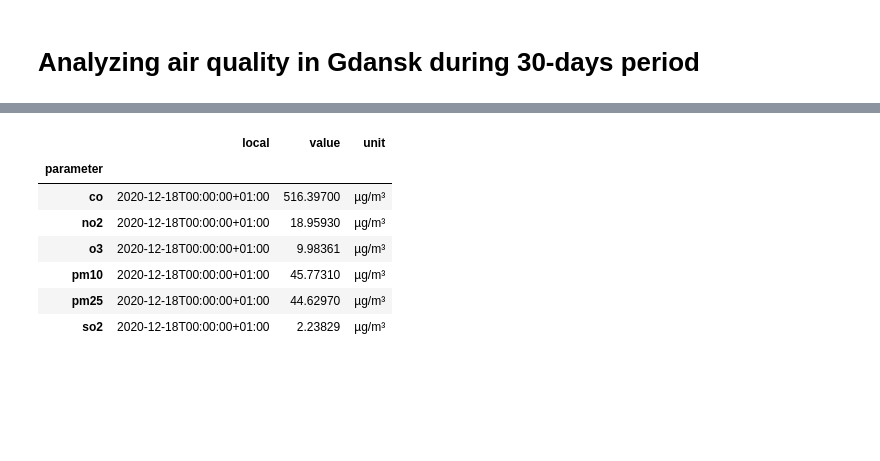
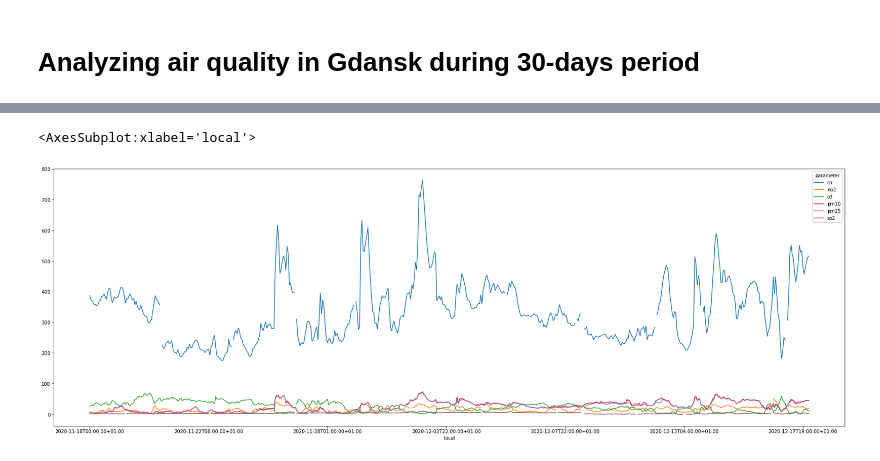
Before and after one commit to MVGasior/Pandas, a Jupyter notebook: Analizing air quality in Gdansk during last month.ipynb, the cells around one changed output, grey strips where cells are left out. Drawn from its saved outputs; the diff is of its cells as text; code cells hidden in the pictures; blank space fills up the shorter version.

Commit message:
Finished air quality sheet 18.12.2020 17:25

```diff
--- a/Analizing air quality in Gdansk during last month.ipynb
+++ b/Analizing air quality in Gdansk during last month.ipynb
@@ -37,11 +18,8 @@ dtype: object
-# %%
-grouped.first()
-# %% [output]
-|  | local | value | unit |
-| parameter |  |  |  |
-| co | 2020-12-18T00:00:00+01:00 | 516.39700 | µg/m³ |
-| no2 | 2020-12-18T00:00:00+01:00 | 18.95930 | µg/m³ |
-| o3 | 2020-12-18T00:00:00+01:00 | 9.98361 | µg/m³ |
-| pm10 | 2020-12-18T00:00:00+01:00 | 45.77310 | µg/m³ |
-| pm25 | 2020-12-18T00:00:00+01:00 | 44.62970 | µg/m³ |
-| so2 | 2020-12-18T00:00:00+01:00 | 2.23829 | µg/m³ |
+# %%
+air_quality.set_index('local', inplace = True)
+air_quality = air_quality.pivot(columns="parameter", values="value")
+# %%
+air_quality.plot(figsize=(30,10))
+# %% [output]
+<AxesSubplot:xlabel='local'>
+[figure, added]
```
Also changed, not shown: parts of 6 cells of this notebook.
